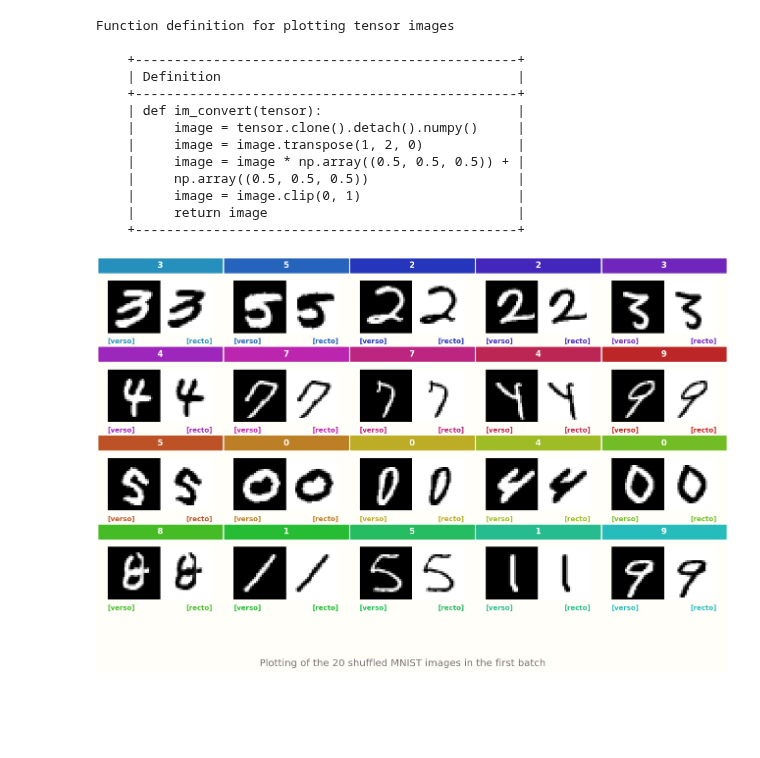
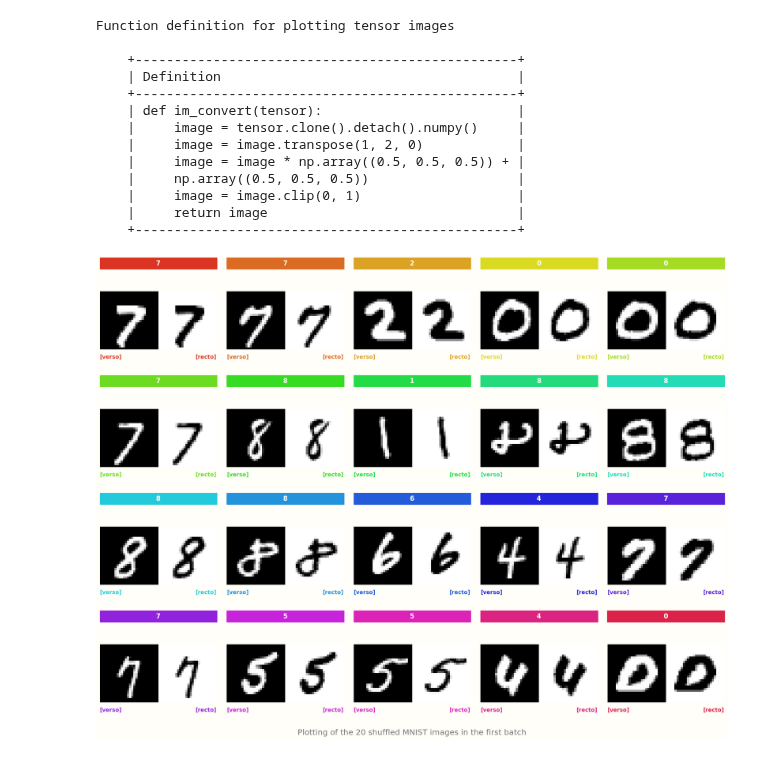
Before and after one commit to RaphaelZH/OpenCV_Program_EN, a Jupyter notebook: PyTorch for Deep Learning and Computer Vision/Notebooks/5 - Image Recognition - PyTorch.ipynb, the cells around one changed output. Saved outputs shown, nothing was run; the diff lists cells and outputs as text; code cells hidden in the pictures; blank space fills up the shorter version.

```diff
--- a/PyTorch for Deep Learning and Computer Vision/Notebooks/5 - Image Recognition - PyTorch.ipynb
+++ b/PyTorch for Deep Learning and Computer Vision/Notebooks/5 - Image Recognition - PyTorch.ipynb
@@ -209,6 +210,9 @@ Function definition for plotting tensor images
     |     return image                                |
     +-------------------------------------------------+
 # %%
+import matplotlib.gridspec as gridspec
+
+
 def image_to_scalar_data(tensor):
     image = tensor.clone().detach().numpy()
     image = image.transpose(1, 2, 0)
@@ -219,41 +223,53 @@ def image_to_scalar_data(tensor):
 
 
 colors = calm_color_generator(20)
-fig = plt.figure(figsize=(figure_size[0], figure_size[1]))
+fig = plt.figure(figsize=(figure_size[0], figure_size[1] / 3 * 4),
+                 constrained_layout=True)
+gridspec = gridspec.GridSpec(nrows=4,
+                             ncols=5,
+                             figure=fig,
+                             wspace=.08,
+                             hspace=None)
 
 dataiter = iter(training_loader)
 images, labels = next(dataiter)
 
 for idx in np.arange(20):
-    ax = fig.add_subplot(4, 5, idx + 1, xticks=[], yticks=[], frameon=False)
+    ax = fig.add_subplot(gridspec[idx // 5, idx % 5],
+                         xticks=[],
+                         yticks=[],
+                         frameon=False)
+    spaces = " " * 24
+    ax.set_title("{}{}{}".format(spaces, str(labels[idx].item()), spaces),
+                 loc="center",
+                 pad=0,
+                 backgroundcolor=colors[idx],
+                 color=plt.rcParams["axes.facecolor"],
+                 fontweight="heavy")
+
     axins1 = inset_axes(ax, width="50%", height="100%", loc=2, borderpad=0)
     axins1.set(xticks=[], yticks=[], frame_on=False)
     plt.imshow(im_convert(images[idx]))
     axins1.set_xlabel("[verso]",
                       loc="left",
+                      labelpad=5,
                       color=colors[idx],
                       fontweight="bold")
 
     axins2 = inset_axes(ax, width="50%", height="100%", loc=1, borderpad=0)
     axins2.set(xticks=[], yticks=[], frame_on=False)
     plt.imshow(image_to_scalar_data(images[idx]), cmap="binary")
     axins2.set_xlabel("[recto]",
                       loc="right",
+                      labelpad=5,
                       color=colors[idx],
                       fontweight="bold")
-    spaces = " " * 20
-    ax.set_title("{}{}{}".format(spaces, str(labels[idx].item()), spaces),
-                 loc="center",
-                 pad=0,
-                 backgroundcolor=colors[idx],
-                 color=plt.rcParams["axes.facecolor"],
-                 fontweight="heavy")
 
 fig.suptitle("Plotting of the 20 shuffled MNIST images in the first batch",
              fontsize="x-large",
              x=0.5,
              y=0)
 
 plt.show()
 # %% [output]
-[figure, old version]
+[figure, new version]
```
Also changed, not shown: parts of 1 cell of this notebook.
